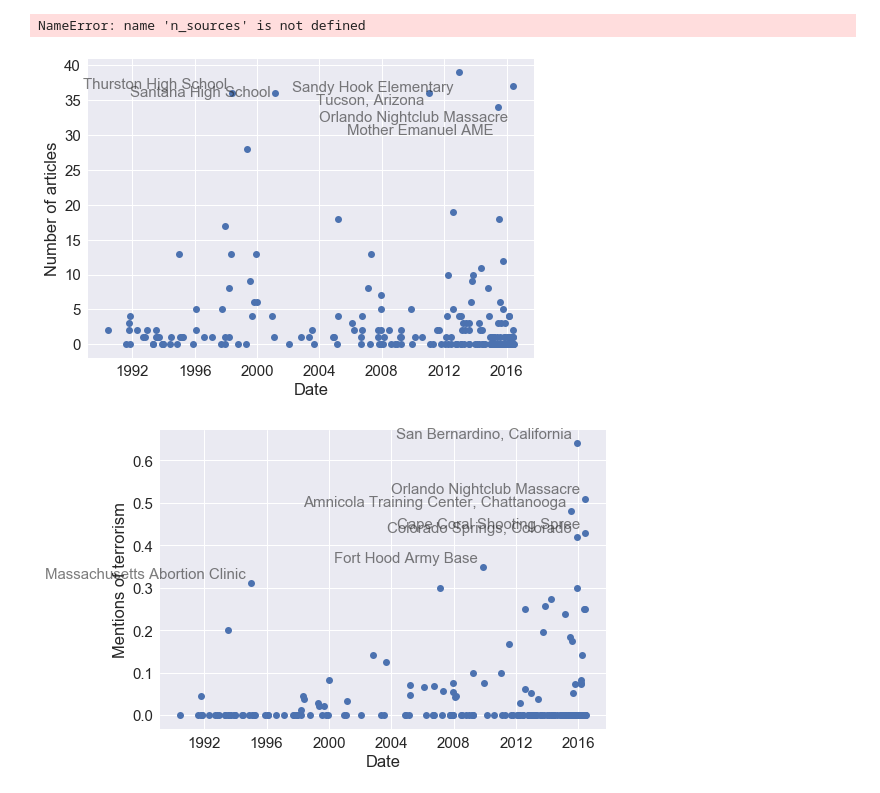
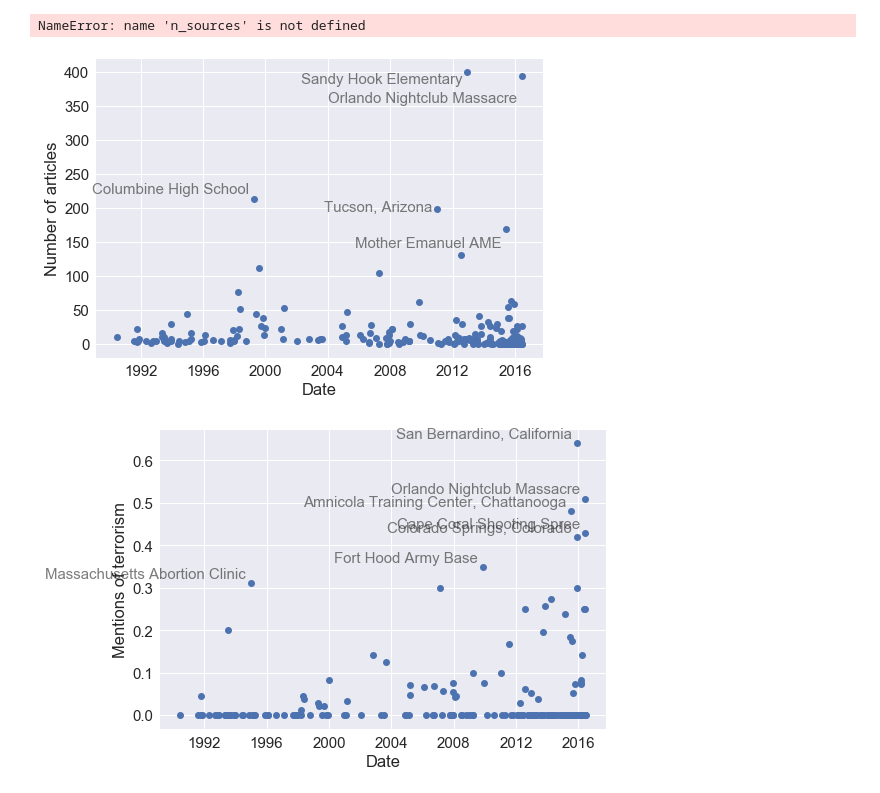
Before and after one commit to dallascard/terrorism, a Jupyter notebook: explore_articles.ipynb, the cells around one changed output. Saved outputs shown, nothing was run; the diff lists cells and outputs as text; code cells hidden in the pictures.

```diff
--- a/explore_articles.ipynb
+++ b/explore_articles.ipynb
@@ -586,21 +586,21 @@ df_out.to_csv(os.path.join(output_dir, 'articles.csv'))
 # %%
 input_dir = os.path.join('data', 'msa')
 df_parsed = pd.read_csv(os.path.join(input_dir, 'terrorism_counts.csv'), header=0, index_col=0)
 
 fig, ax = plt.subplots(1, 1)
 ax.plot_date(df_parsed.date, df_parsed.n_valid_articles)
-subset = df_parsed[df_parsed.n_valid_articles > 30]
+subset = df_parsed[df_parsed.n_valid_articles > 150]
 count = 0
 for i in subset.index:
     row = subset.loc[i]
     ax.annotate(' '.join(row.Title.split()[:3]), xy=(row.date, row.n_valid_articles), size=15, xytext=(-5, -5-count*8+10), textcoords='offset points', alpha=0.6, horizontalalignment='right')
     count += 1
 ax.set_xlabel('Date')
 ax.set_ylabel('Number of articles');
 #ax.set_title('Number of articles per incident')
 plt.savefig('plots/articles_per_event.pdf')
 # %% [output]
-[figure, old version]
+[figure, new version]
 # %%
 terrorism_counts = pd.read_csv(os.path.join(data_dirq))
 event_dates = dict()
```
Also changed, not shown: 1 other file.
